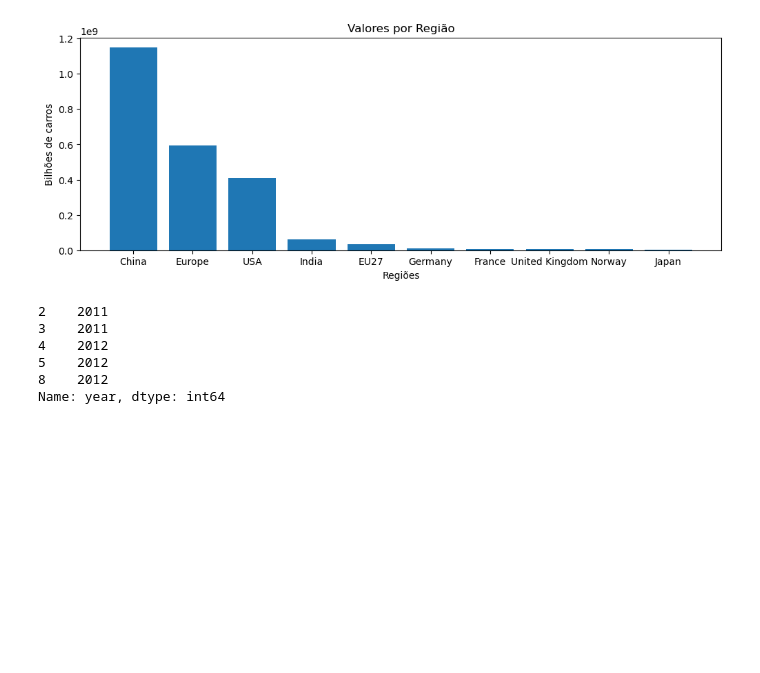
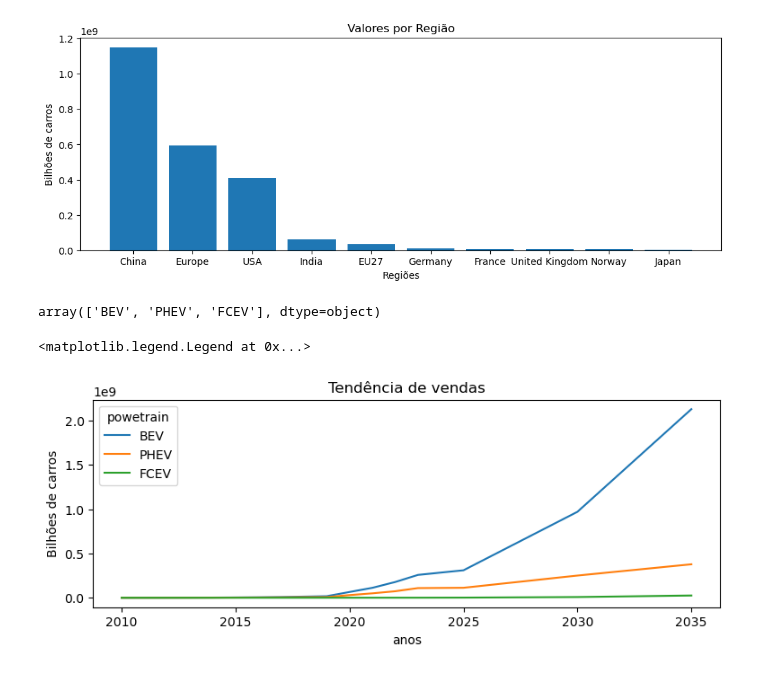
Before and after one commit to caduzca/senai115_python_dataScience, a Jupyter notebook: notebooks/04_matplotlib_vendas_ev.ipynb, the cells around one changed output. Drawn from its saved outputs; the diff is of its cells as text; code cells hidden in the pictures; blank space fills up the shorter version.

```diff
--- a/notebooks/04_matplotlib_vendas_ev.ipynb
+++ b/notebooks/04_matplotlib_vendas_ev.ipynb
@@ -173,11 +173,25 @@ plt.bar(x, y)
 <BarContainer object of 10 artists>
 [figure]
 # %%
-df_vehicles['year'].head()
+df_vehicles['powertrain'].unique()
 # %% [output]
-2    2011
-3    2011
-4    2012
-5    2012
-8    2012
-Name: year, dtype: int64
+array(['BEV', 'PHEV', 'FCEV'], dtype=object)
+# %%
+df_BEV = df_vehicles.loc[df_vehicles['powertrain'] == 'BEV']
+df_PHEV = df_vehicles.loc[df_vehicles['powertrain'] == 'PHEV']
+df_FCEV = df_vehicles.loc[df_vehicles['powertrain'] == 'FCEV']
+
+BEV = df_BEV.groupby('year')['value'].sum()
+PHEV = df_PHEV.groupby('year')['value'].sum()
+FCEV = df_FCEV.groupby('year')['value'].sum()
+plt.figure(figsize = (9, 3)) #Define o tamanho da figura comprimento por altura
+plt.title('Tendência de vendas') #Titulo gráfico
+plt.xlabel('anos')#Etiqueta eixo x
+plt.ylabel('Bilhões de carros')#Etiqueta eixo y
+plt.plot(BEV, label='BEV')
+plt.plot(PHEV, label='PHEV')
+plt.plot(FCEV, label = 'FCEV')
+plt.legend(title='powetrain')
+# %% [output]
+<matplotlib.legend.Legend at 0x...>
+[figure, added]
```
